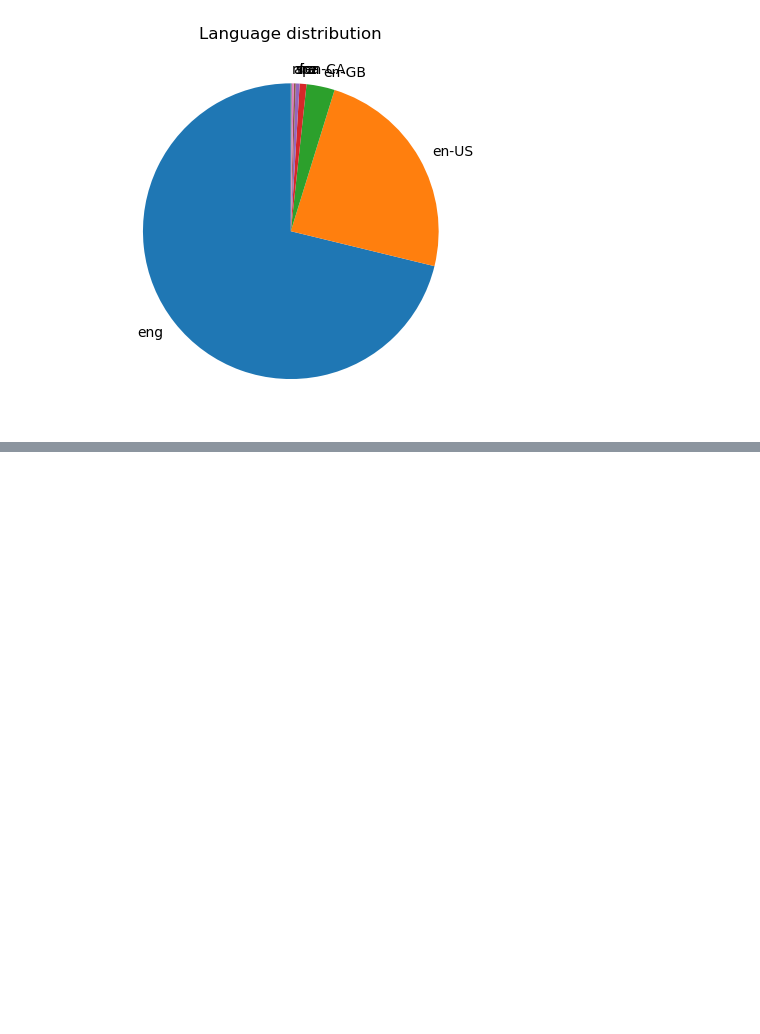
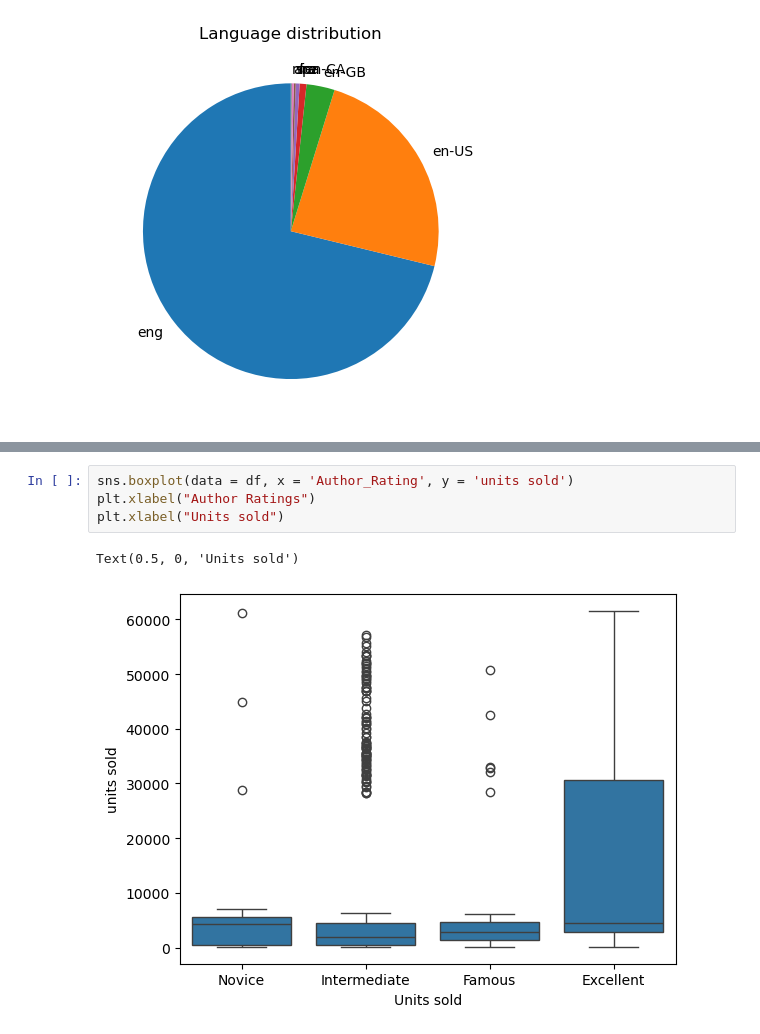
Before and after one commit to NoMercy17/data_analyzing, a Jupyter notebook: book_sales_dataset.ipynb, the cells around one changed output, grey strips where cells are left out. Drawn from its saved outputs; the diff is of its cells as text; blank space fills up the shorter version.

```diff
--- a/book_sales_dataset.ipynb
+++ b/book_sales_dataset.ipynb
@@ -152,0 +204,7 @@ plt.show()
+# %%
+sns.boxplot(data = df, x = 'Author_Rating', y = 'units sold')
+plt.xlabel("Author Ratings")
+plt.xlabel("Units sold")
+# %% [output]
+Text(0.5, 0, 'Units sold')
+[figure, added]
```
Also changed, not shown: parts of 10 cells of this notebook.
